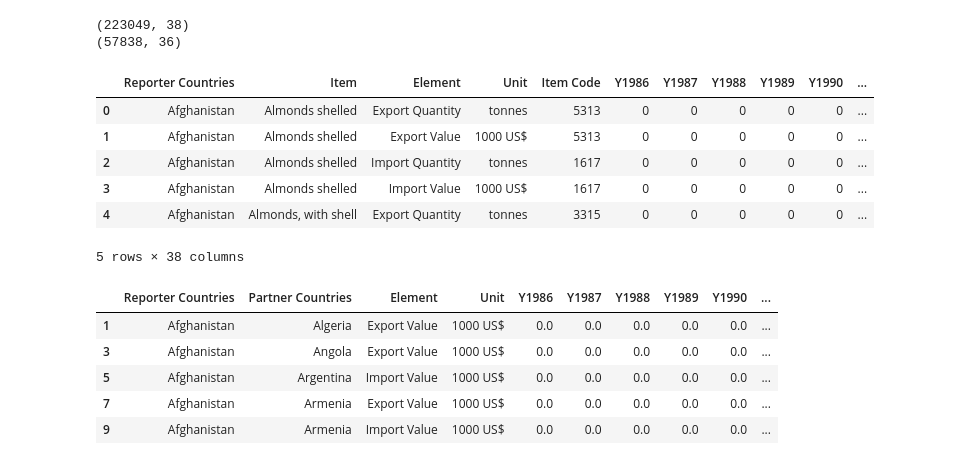
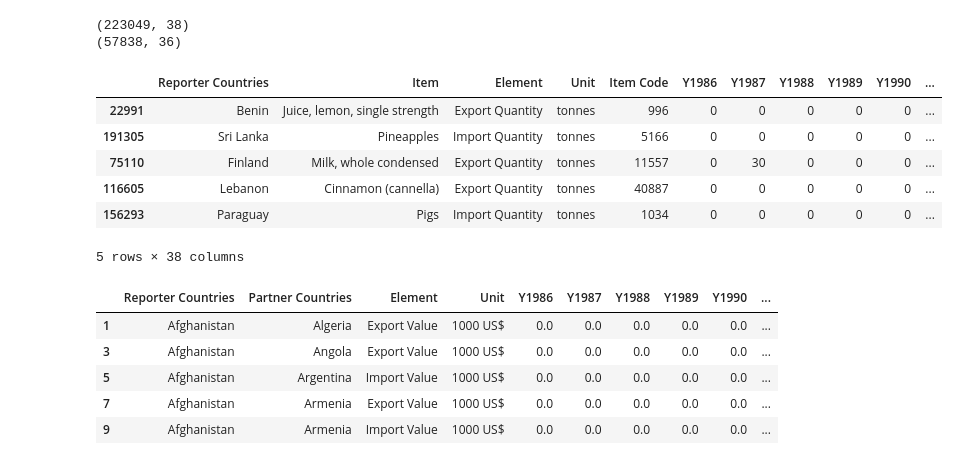
Before and after one commit to BrachyS/crop-trends, a Jupyter notebook: notebooks/2_exploratory-analysis-agtrade.ipynb, the cells around one changed output. Cells and saved outputs as stored; diff of their text form; code cells hidden in the pictures.

```diff
--- a/notebooks/2_exploratory-analysis-agtrade.ipynb
+++ b/notebooks/2_exploratory-analysis-agtrade.ipynb
@@ -16,16 +16,16 @@ print(partners_by_country.shape)
 # %% [output]
 (223049, 38)
 (57838, 36)
-# %%
-items_by_country.head()
-# %% [output]
-|  | Reporter Countries | Item | Element | Unit | Item Code | Y1986 | Y1987 | Y1988 | Y1989 | Y1990 | ... |
-| 0 | Afghanistan | Almonds shelled | Export Quantity | tonnes | 5313 | 0 | 0 | 0 | 0 | 0 | ... |
-| 1 | Afghanistan | Almonds shelled | Export Value | 1000 US$ | 5313 | 0 | 0 | 0 | 0 | 0 | ... |
-| 2 | Afghanistan | Almonds shelled | Import Quantity | tonnes | 1617 | 0 | 0 | 0 | 0 | 0 | ... |
-| 3 | Afghanistan | Almonds shelled | Import Value | 1000 US$ | 1617 | 0 | 0 | 0 | 0 | 0 | ... |
-| 4 | Afghanistan | Almonds, with shell | Export Quantity | tonnes | 3315 | 0 | 0 | 0 | 0 | 0 | ... |
-5 rows × 38 columns
+# %%
+items_by_country.sample(5)
+# %% [output]
+|  | Reporter Countries | Item | Element | Unit | Item Code | Y1986 | Y1987 | Y1988 | Y1989 | Y1990 | ... |
+| 22991 | Benin | Juice, lemon, single strength | Export Quantity | tonnes | 996 | 0 | 0 | 0 | 0 | 0 | ... |
+| 191305 | Sri Lanka | Pineapples | Import Quantity | tonnes | 5166 | 0 | 0 | 0 | 0 | 0 | ... |
+| 75110 | Finland | Milk, whole condensed | Export Quantity | tonnes | 11557 | 0 | 30 | 0 | 0 | 0 | ... |
+| 116605 | Lebanon | Cinnamon (cannella) | Export Quantity | tonnes | 40887 | 0 | 0 | 0 | 0 | 0 | ... |
+| 156293 | Paraguay | Pigs | Import Quantity | tonnes | 1034 | 0 | 0 | 0 | 0 | 0 | ... |
+5 rows × 38 columns
 # %%
 partners_by_country.head()
 # %% [output]
```
Also changed, not shown: parts of 15 cells of this notebook, 4 other files.
